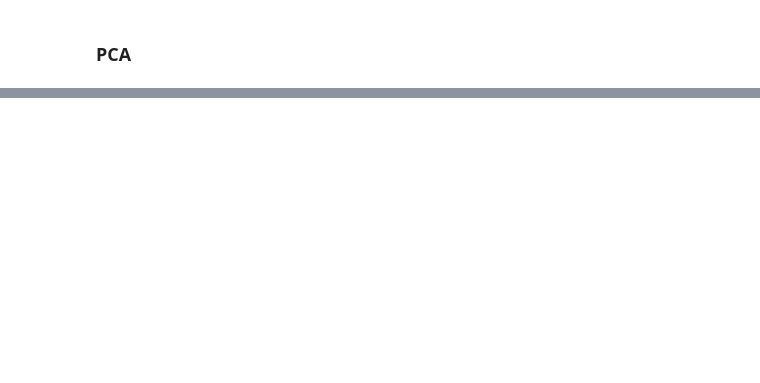
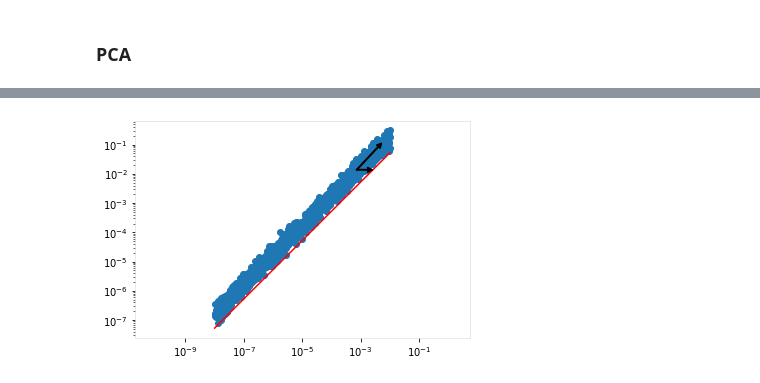
Before and after one commit to ksrivastava1/identifying-subspaces, a Jupyter notebook: subspace-experiment.ipynb, the cells around one changed output, grey strips where cells are left out. Saved outputs shown, nothing was run; the diff lists cells and outputs as text; code cells hidden in the pictures; blank space fills up the shorter version.

```diff
--- a/subspace-experiment.ipynb
+++ b/subspace-experiment.ipynb
@@ -1046,17 +1052,19 @@ pca.explained_variance_
 # %%
 def draw_vector(v0, v1, ax=None):
     ax = ax or plt.gca()
     arrowprops=dict(arrowstyle='->',
                     linewidth=2,
                     shrinkA=0, shrinkB=0)
     ax.annotate('', v1, v0, arrowprops=arrowprops)
 
 # plot data
-plt.scatter(lam_vec, err_nullSpace)
+plt.scatter(sigma_vec, err_noisy_test)
 for length, vector in zip(pca.explained_variance_, pca.components_):
     v = vector * 3 * np.sqrt(length)
     draw_vector(pca.mean_, pca.mean_ + v)
-#plt.xscale('log')
-#plt.yscale('log')
+plt.xscale('log')
+plt.yscale('log')
 plt.plot(x,y, color = 'red')
 plt.axis('equal');
+# %% [output]
+[figure, added]
```
Also changed, not shown: parts of 9 cells of this notebook.
